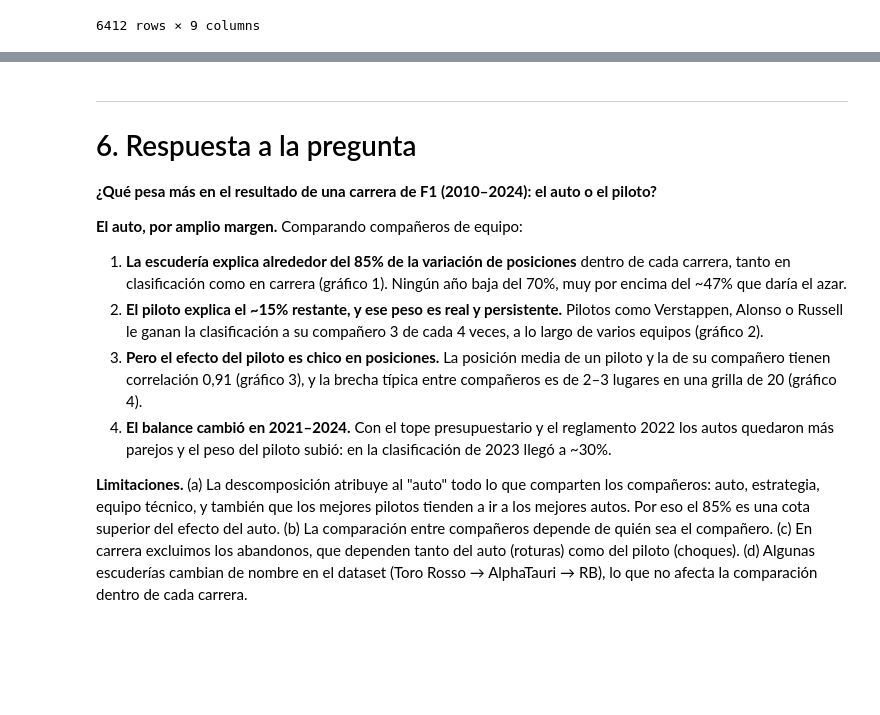
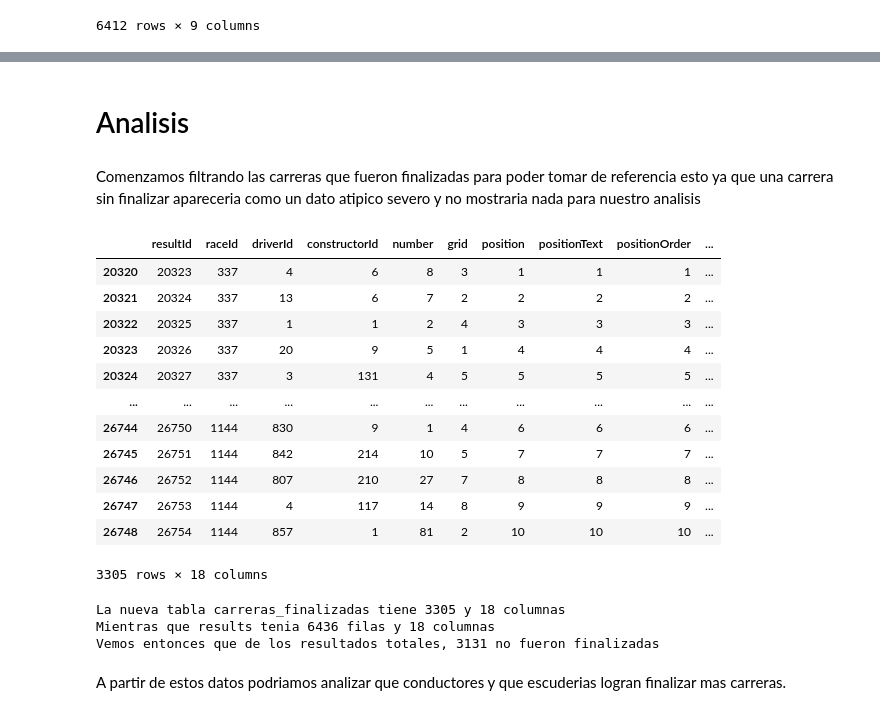
Before and after one commit to Joaquin-Lobato-Adinolfi/TP_LMC_F1_Analysis, a Jupyter notebook: TP_LMC_F1_Analysis.ipynb, the cells around one changed output, grey strips where cells are left out. Saved outputs shown, nothing was run; the diff lists cells and outputs as text; code cells hidden in the pictures; blank space fills up the shorter version.

```diff
--- a/TP_LMC_F1_Analysis.ipynb
+++ b/TP_LMC_F1_Analysis.ipynb
@@ -709,14 +715,31 @@ Name: brecha, dtype: float64
-# %% [markdown]
----
-# 6. Respuesta a la pregunta
-
-**¿Qué pesa más en el resultado de una carrera de F1 (2010–2024): el auto o el piloto?**
-
-**El auto, por amplio margen.** Comparando compañeros de equipo:
-
-1. **La escudería explica alrededor del 85% de la variación de posiciones** dentro de cada carrera, tanto en clasificación como en carrera (gráfico 1). Ningún año baja del 70%, muy por encima del ~47% que daría el azar.
-2. **El piloto explica el ~15% restante, y ese peso es real y persistente.** Pilotos como Verstappen, Alonso o Russell le ganan la clasificación a su compañero 3 de cada 4 veces, a lo largo de varios equipos (gráfico 2).
-3. **Pero el efecto del piloto es chico en posiciones.** La posición media de un piloto y la de su compañero tienen correlación 0,91 (gráfico 3), y la brecha típica entre compañeros es de 2–3 lugares en una grilla de 20 (gráfico 4).
-4. **El balance cambió en 2021–2024.** Con el tope presupuestario y el reglamento 2022 los autos quedaron más parejos y el peso del piloto subió: en la clasificación de 2023 llegó a ~30%.
-
-**Limitaciones.** (a) La descomposición atribuye al "auto" todo lo que comparten los compañeros: auto, estrategia, equipo técnico, y también que los mejores pilotos tienden a ir a los mejores autos. Por eso el 85% es una cota superior del efecto del auto. (b) La comparación entre compañeros depende de quién sea el compañero. (c) En carrera excluimos los abandonos, que dependen tanto del auto (roturas) como del piloto (choques). (d) Algunas escuderías cambian de nombre en el dataset (Toro Rosso → AlphaTauri → RB), lo que no afecta la comparación dentro de cada carrera.
+# %% [markdown]
+# Analisis
+# %% [markdown]
+Comenzamos filtrando las carreras que fueron finalizadas para poder tomar de referencia esto ya que una carrera sin finalizar apareceria como un dato atipico severo y no mostraria nada para nuestro analisis
+# %%
+carreras_finalizadas = results[results['statusId'] ==1]
+carreras_finalizadas
+# %% [output]
+|  | resultId | raceId | driverId | constructorId | number | grid | position | positionText | positionOrder | ... |
+| 20320 | 20323 | 337 | 4 | 6 | 8 | 3 | 1 | 1 | 1 | ... |
+| 20321 | 20324 | 337 | 13 | 6 | 7 | 2 | 2 | 2 | 2 | ... |
+| 20322 | 20325 | 337 | 1 | 1 | 2 | 4 | 3 | 3 | 3 | ... |
+| 20323 | 20326 | 337 | 20 | 9 | 5 | 1 | 4 | 4 | 4 | ... |
+| 20324 | 20327 | 337 | 3 | 131 | 4 | 5 | 5 | 5 | 5 | ... |
+| ... | ... | ... | ... | ... | ... | ... | ... | ... | ... | ... |
+| 26744 | 26750 | 1144 | 830 | 9 | 1 | 4 | 6 | 6 | 6 | ... |
+| 26745 | 26751 | 1144 | 842 | 214 | 10 | 5 | 7 | 7 | 7 | ... |
+| 26746 | 26752 | 1144 | 807 | 210 | 27 | 7 | 8 | 8 | 8 | ... |
+| 26747 | 26753 | 1144 | 4 | 117 | 14 | 8 | 9 | 9 | 9 | ... |
+| 26748 | 26754 | 1144 | 857 | 1 | 81 | 2 | 10 | 10 | 10 | ... |
+3305 rows × 18 columns
+# %%
+print(f'La nueva tabla carreras_finalizadas tiene {carreras_finalizadas.shape[0]} y {carreras_finalizadas.shape[1]} columnas')
+print(f'Mientras que results tenia {results.shape[0]} filas y {results.shape[1]} columnas')
+print(f'Vemos entonces que de los resultados totales, {results.shape[0] - carreras_finalizadas.shape[0]} no fueron finalizadas')
+# %% [output]
+La nueva tabla carreras_finalizadas tiene 3305 y 18 columnas
+Mientras que results tenia 6436 filas y 18 columnas
+Vemos entonces que de los resultados totales, 3131 no fueron finalizadas
+# %% [markdown]
+A partir de estos datos podriamos analizar que conductores y que escuderias logran finalizar mas carreras.
```
Also changed, not shown: parts of 120 cells of this notebook.
